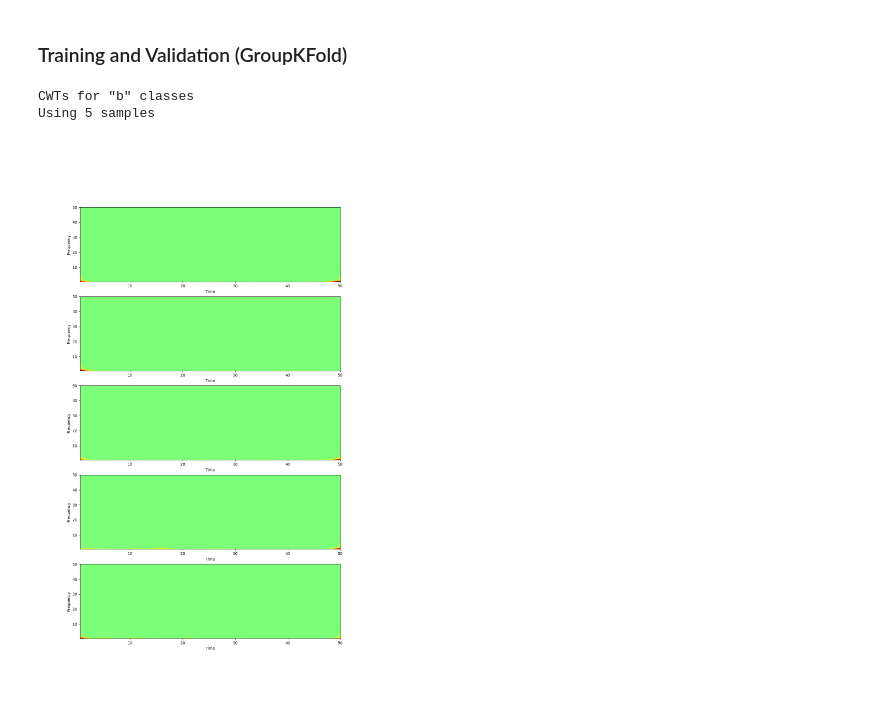
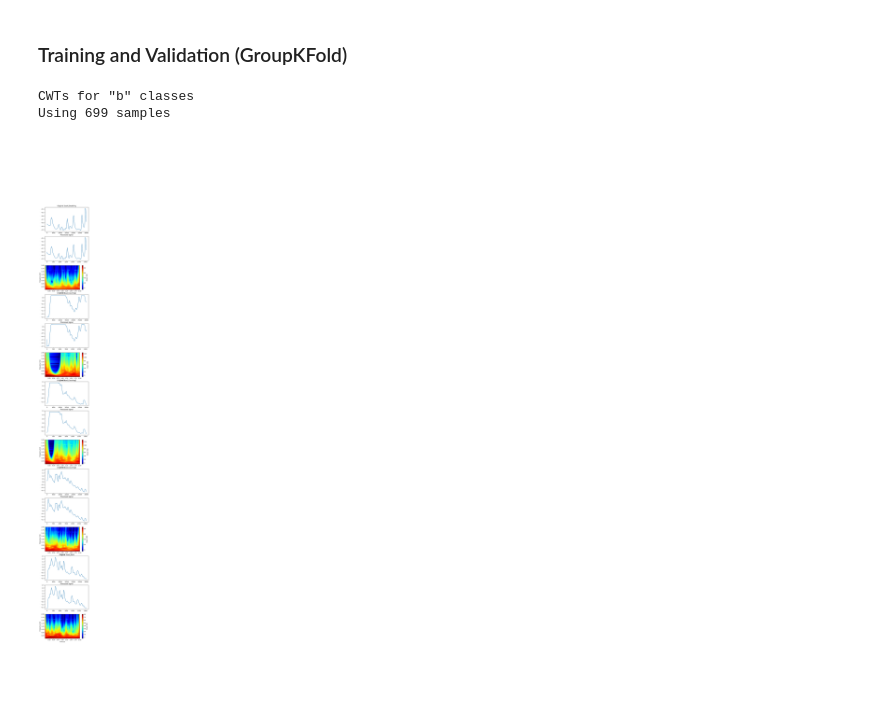
Before and after one commit to sergiodl-ubi/stressID, a Jupyter notebook: Classification/classification_rawphysio.ipynb, the cells around one changed output. Cells and saved outputs as stored; diff of their text form; code cells hidden in the pictures.

```diff
--- a/Classification/classification_rawphysio.ipynb
+++ b/Classification/classification_rawphysio.ipynb
@@ -164,7 +169,7 @@ def segment_signal(
 
 
 def cwt_transform(
-    signal: np.ndarray, wavelet="cmor1.5-1.0", fs: float = TARGET_FS, freq_band: Tuple[float, float] = (0.5, 50.0), n_bins: int=100
+    signal: np.ndarray, wavelet="cmor1.5-1.0", fs: float = TARGET_FS, freq_band: Tuple[float, float] = (0.01, 5.0), n_bins: int=100
 ) -> CWT:
     dt = 1.0 / fs
     fmin, fmax = freq_band
@@ -174,10 +179,12 @@ def cwt_transform(
     return np.abs(coefficients) ** 2, freqs
 
 
-def create_cwt_images(segments: list[np.ndarray], img_size: tuple[int, int] = (128, 128)) -> list[CWT]:
+def create_cwt_images(
+    segments: list[np.ndarray], img_size: tuple[int, int] = (128, 128), fs: float = TARGET_FS, freq_band: Tuple[float, float] = (0.01, 5.0)
+) -> list[CWT]:
     images: list[CWT] = []
     for seg in segments:
-        cwt_img, freqs = cwt_transform(seg)
+        cwt_img, freqs = cwt_transform(seg, fs=TARGET_FS, freq_band=freq_band)
         cwt_img_resized = resize(cwt_img, img_size, anti_aliasing=True)
         images.append((cwt_img_resized, freqs))
     return images
@@ -256,18 +275,20 @@ def build_onehead_cnn(eda_shape, num_classes=2):
 # %%
 # Create CWT images
 CWT_SHOW = True
-RESAMPLING_SHOW = False
+RESAMPLING_SHOW = True
 SHOW_N_SAMPLES = 5
+DO_BREAK = False  # Whether to stop or not after SHOW_N_SAMPLES
 SHOW_NROWS = (SHOW_N_SAMPLES * 1 if CWT_SHOW else 0) + (SHOW_N_SAMPLES * 2 if RESAMPLING_SHOW else 0)
 SHOWS_NCOLS = 1
-FIGSIZE = (12, 4 * SHOW_NROWS)
+FIGSIZE = (6, 4 * SHOW_NROWS)
 if RESAMPLING_SHOW or CWT_SHOW:
     fig, axes = plt.subplots(SHOW_NROWS, SHOWS_NCOLS, figsize=FIGSIZE)
 
 dt = 1.0 / TARGET_FS
-fmin, fmax = (0.5, 50.0)
+fmin, fmax = (0.01, 2.0)
 freqs = np.linspace(fmin, fmax, num=100)
-scales = pywt.central_frequency("cmor1.5-1.0") / (freqs * dt)
+central_freq = pywt.central_frequency("cmor1.5-1.0")
+scales = central_freq / (freqs * dt)
 
 X = {}
 ax_counter = 0
@@ -284,47 +305,58 @@ for class_type, dataset in datasets.items():
             stride_sec=DATA_WINDOW_DURATION,
             target_fs=TARGET_FS,
         )
+        smoothed = medfilt(segments[0], kernel_size=11)
         if RESAMPLING_SHOW:
             axes[ax_counter].set_title(f"Original {sample_name}")
             axes[ax_counter].plot(sample, label=f"Original ({DATA_FS}Hz)")
             #axes[ax_counter].set_ylabel("Sample")
             #axes[ax_counter].set_xlabel("Amplitude")
             ax_counter += 1
-            axes[ax_counter].set_title("Resampled signal")
-            axes[ax_counter].plot(segments[0], label=f"Resampled ({TARGET_FS}Hz)")
+            axes[ax_counter].set_title("Processed signal")
+            axes[ax_counter].plot(smoothed, label=f"Resampled ({TARGET_FS}Hz)")
             #axes[ax_counter].set_ylabel("Sample")
             #axes[ax_counter].set_xlabel("Amplitude")
             ax_counter += 1
 
-        cwts = create_cwt_images(segments)
+        cwts = create_cwt_images([smoothed,], fs=TARGET_FS, freq_band=(fmin, fmax))
         cwt, cwt_freqs = cwts[0]
-        cwts_list.append(cwt)
+        cwt_db = 10 * np.log10(cwt + 1e-12) # Log power
+        cwts_list.append(cwt_db)
 
         if CWT_SHOW:
-            norm_cwt = cwt / np.max(cwt)
-            axes[ax_counter].imshow(
+            norm_cwt = cwt_db - np.percentile(cwt_db, 5)
+            vmax = np.percentile(norm_cwt, 99)
+            vmin = np.percentile(norm_cwt, 1)
+            im = axes[ax_counter].imshow(
                 norm_cwt,
                 extent=[freqs.min(), freqs.max(), cwt_freqs.min(), cwt_freqs.max()],
                 cmap="jet",
                 aspect="auto",
                 origin="lower",
-                vmax=abs(norm_cwt.max()),
-                vmin=-abs(norm_cwt.max()),
+                vmax=vmax,
+                vmin=vmin,
             )
-            #axes[ax_counter].set_colorbar(label="Power")
-            axes[ax_counter].set_ylabel("Frequency")
-            axes[ax_counter].set_xlabel("Time")
+            fig.colorbar(im, label="Power (dB)", ax=axes[ax_counter])
+            axes[ax_counter].set_ylabel("Frequency (Hz)")
+            axes[ax_counter].set_xlabel("Time (s)")
             ax_counter += 1
 
         i += 1
         if (RESAMPLING_SHOW or CWT_SHOW) and (i+1) > SHOW_N_SAMPLES:
-            break
+            RESAMPLING_SHOW = CWT_SHOW = False
+            if DO_BREAK:
+                break
 
     print(f"Using {len(cwts_list)} samples")
-    X[class_type] = np.array(cwts_list)
+    # Dataset z-score normalization
+    power_arr = np.array(cwts_list)
+    mean = np.mean(power_arr)
+    std = np.std(power_arr)
+    power_norm = (power_arr - mean) / std
+    X[class_type] = power_norm[..., np.newaxis]  # extra dimension for CNN input
 # %% [output]
 CWTs for "b" classes
-Using 5 samples
+Using 699 samples
-[figure, old version]
+[figure, new version]
 # %%
 # Group K-fold training and validation
```
Also changed, not shown: parts of 4 cells of this notebook, 43 other files.
